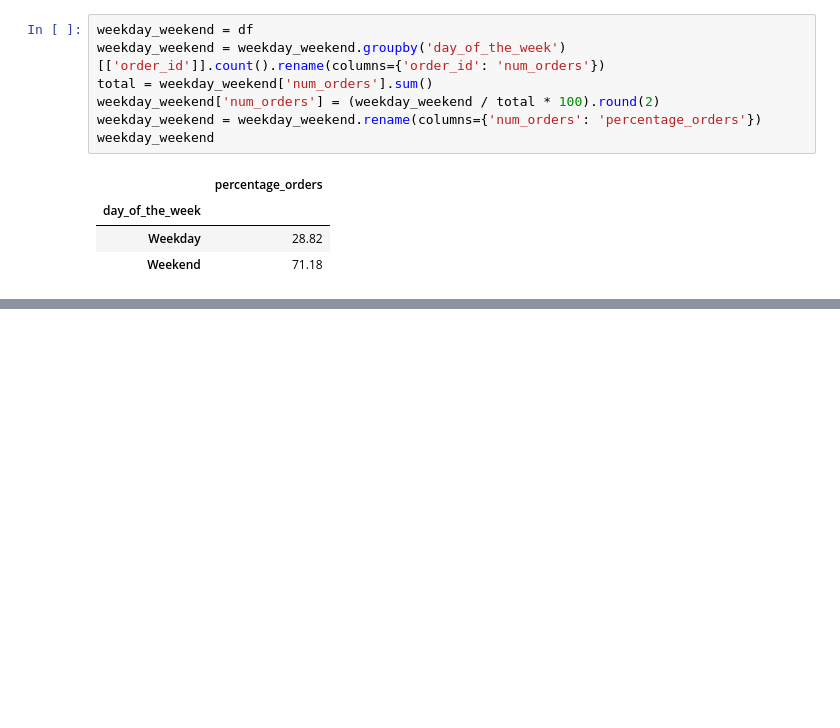
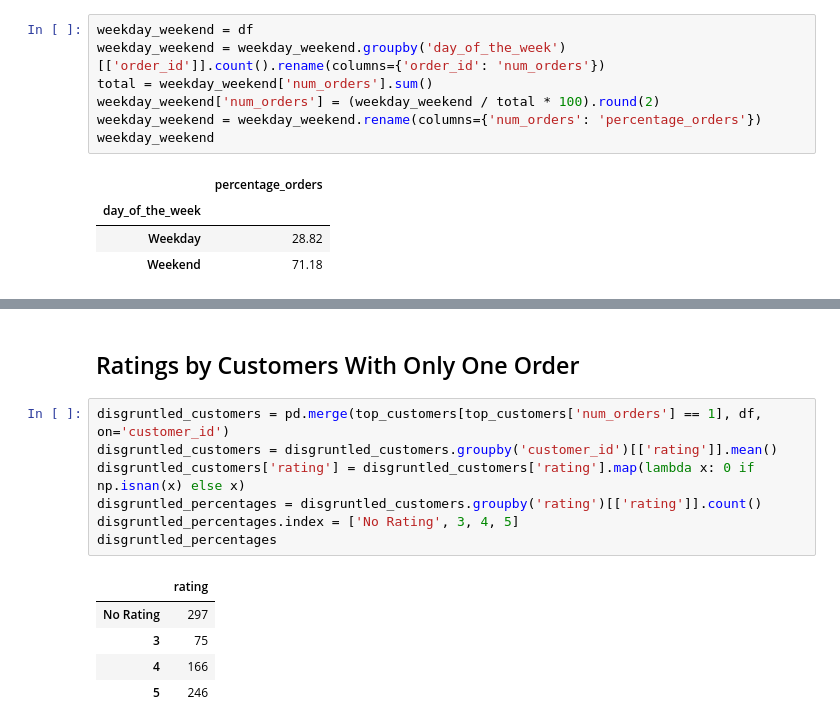
Before and after one commit to MausVII/nyc_restaurants_pandas_exploration, a Jupyter notebook: exploration.ipynb, the cells around one changed output, grey strips where cells are left out. Cells and saved outputs as stored; diff of their text form; blank space fills up the shorter version.

```diff
--- a/exploration.ipynb
+++ b/exploration.ipynb
@@ -214,0 +255,15 @@ weekday_weekend
+# %% [markdown]
+## Ratings by Customers With Only One Order
+# %%
+disgruntled_customers = pd.merge(top_customers[top_customers['num_orders'] == 1], df, on='customer_id')
+disgruntled_customers = disgruntled_customers.groupby('customer_id')[['rating']].mean()
+disgruntled_customers['rating'] = disgruntled_customers['rating'].map(lambda x: 0 if np.isnan(x) else x)
+disgruntled_percentages = disgruntled_customers.groupby('rating')[['rating']].count()
+disgruntled_percentages.index = ['No Rating', 3, 4, 5]
+disgruntled_percentages
+# %% [output]
+|  | rating |
+| No Rating | 297 |
+| 3 | 75 |
+| 4 | 166 |
+| 5 | 246 |
```
Also changed, not shown: parts of 10 cells of this notebook.
